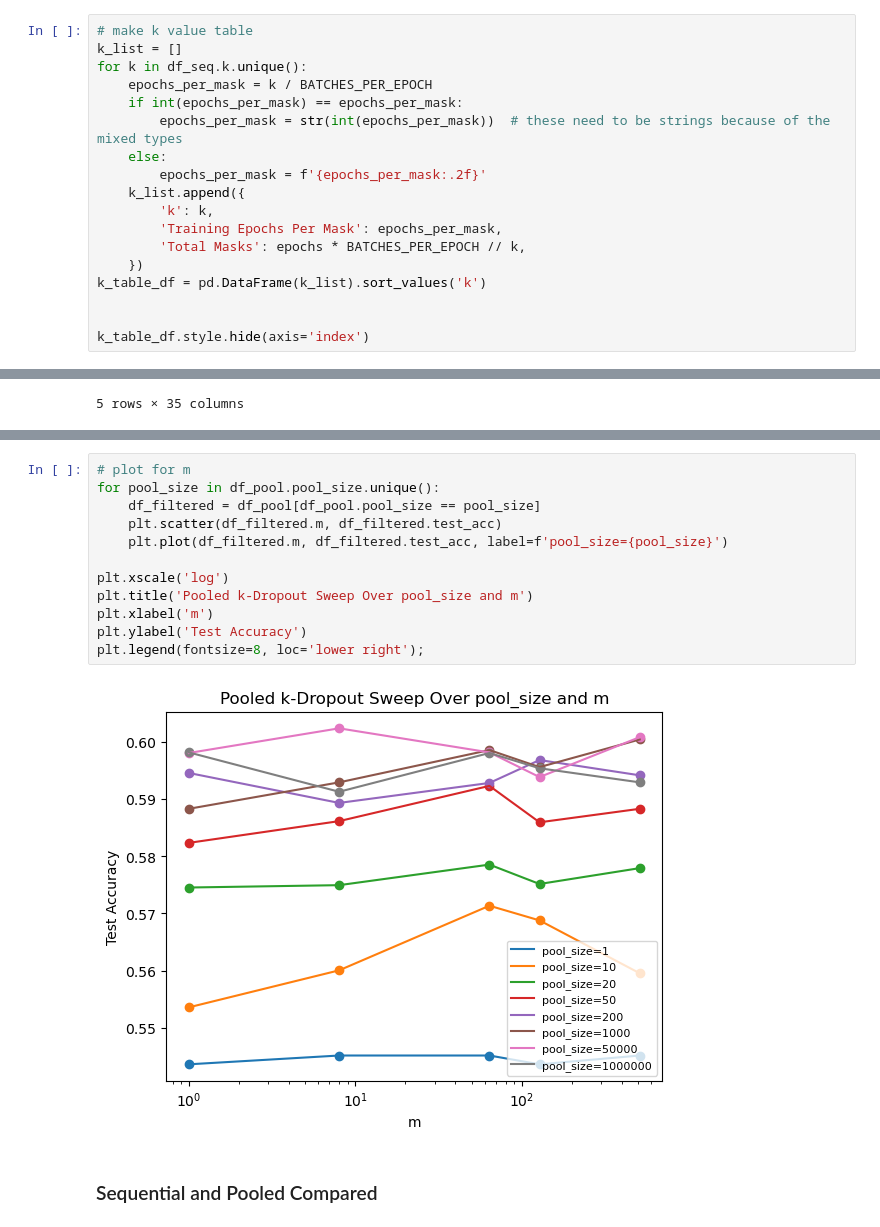
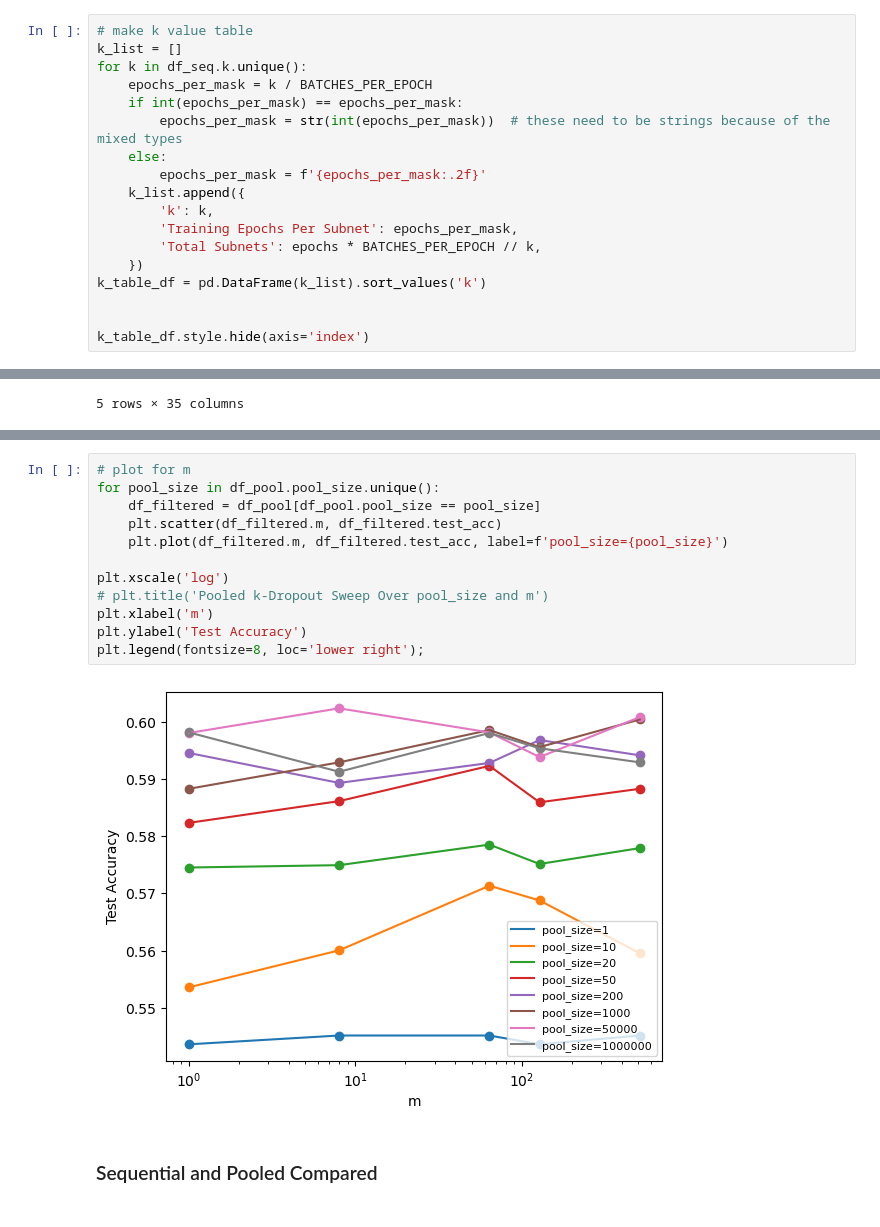
Before and after one commit to LukeBailey181/k-dropout, a Jupyter notebook: notebooks/paper_plots.ipynb, the cells around one changed output, grey strips where cells are left out. Drawn from its saved outputs; the diff is of its cells as text.

```diff
--- a/notebooks/paper_plots.ipynb
+++ b/notebooks/paper_plots.ipynb
@@ -32,8 +32,8 @@ for k in df_seq.k.unique():
         epochs_per_mask = f'{epochs_per_mask:.2f}'
     k_list.append({
         'k': k,
-        'Training Epochs Per Mask': epochs_per_mask,
-        'Total Masks': epochs * BATCHES_PER_EPOCH // k,
+        'Training Epochs Per Subnet': epochs_per_mask,
+        'Total Subnets': epochs * BATCHES_PER_EPOCH // k,
     })
 k_table_df = pd.DataFrame(k_list).sort_values('k')
 
@@ -130,16 +133,16 @@ plt.legend(fontsize=8);
 # %%
 # plot for m
 for pool_size in df_pool.pool_size.unique():
     df_filtered = df_pool[df_pool.pool_size == pool_size]
     plt.scatter(df_filtered.m, df_filtered.test_acc)
     plt.plot(df_filtered.m, df_filtered.test_acc, label=f'pool_size={pool_size}')
 
 plt.xscale('log')
-plt.title('Pooled k-Dropout Sweep Over pool_size and m')
+# plt.title('Pooled k-Dropout Sweep Over pool_size and m')
 plt.xlabel('m')
 plt.ylabel('Test Accuracy')
 plt.legend(fontsize=8, loc='lower right');
 # %% [output]
-[figure, old version]
+[figure, new version]
 # %% [markdown]
 ### Sequential and Pooled Compared
```
Also changed, not shown: parts of 11 cells of this notebook, 1 other file.
